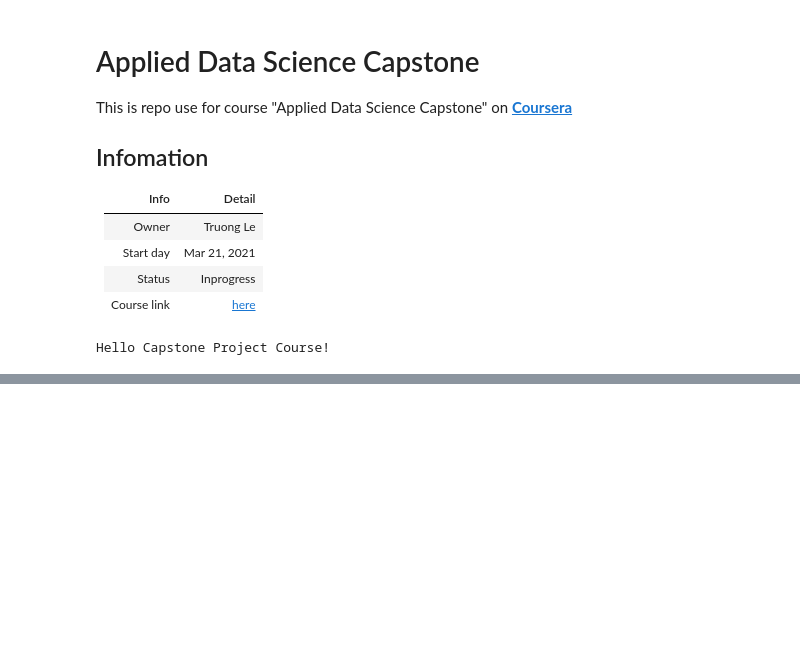
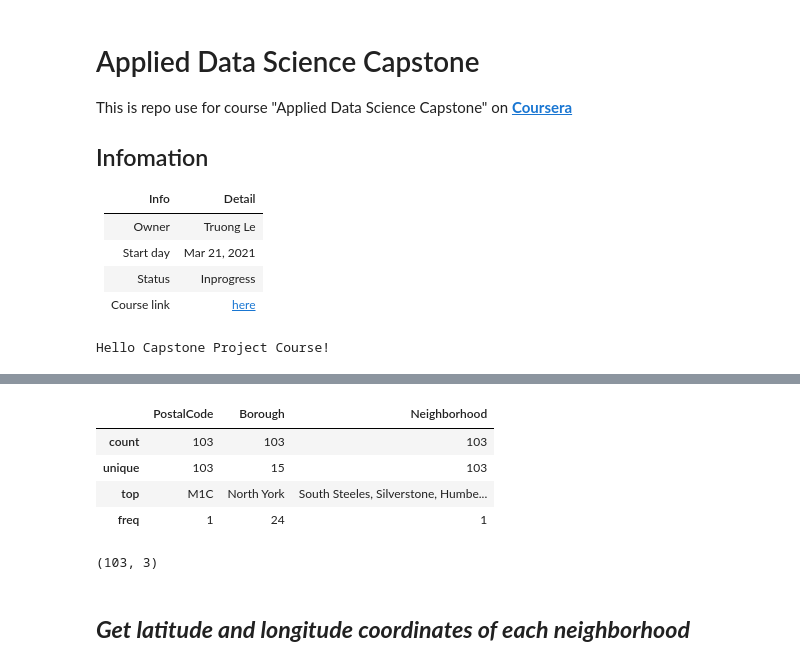
Before and after one commit to LeManhTruong/Coursera_Capstone, a Jupyter notebook: Coursera_Capstone.ipynb, the cells around one changed output, grey strips where cells are left out. Cells and saved outputs as stored; diff of their text form; code cells hidden in the pictures; blank space fills up the shorter version.

```diff
--- a/Coursera_Capstone.ipynb
+++ b/Coursera_Capstone.ipynb
@@ -35,0 +110,14 @@ Hello Capstone Project Course!
+# %%
+df.describe()
+# %% [output]
+|  | PostalCode | Borough | Neighborhood |
+| count | 103 | 103 | 103 |
+| unique | 103 | 15 | 103 |
+| top | M1C | North York | South Steeles, Silverstone, Humbe... |
+| freq | 1 | 24 | 1 |
+# %%
+df.shape
+# %% [output]
+(103, 3)
+# %% [markdown]
+## ***Get latitude and longitude coordinates of each neighborhood***
```
Also changed, not shown: parts of 8 cells of this notebook.
